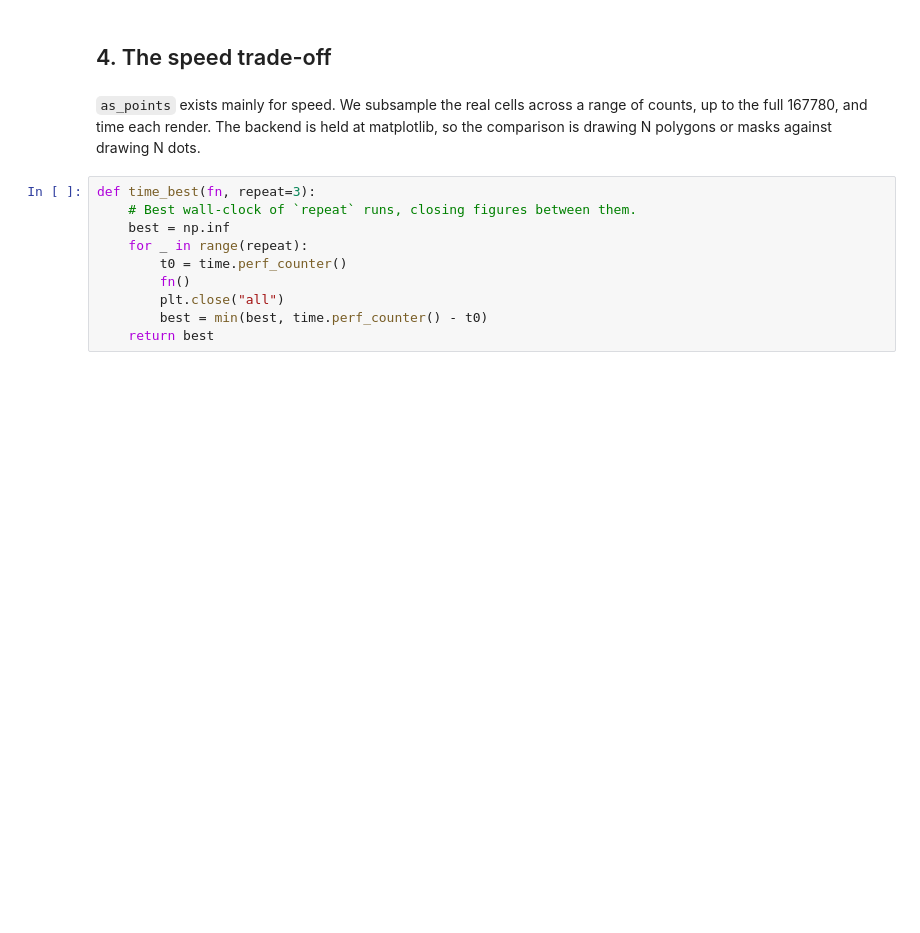
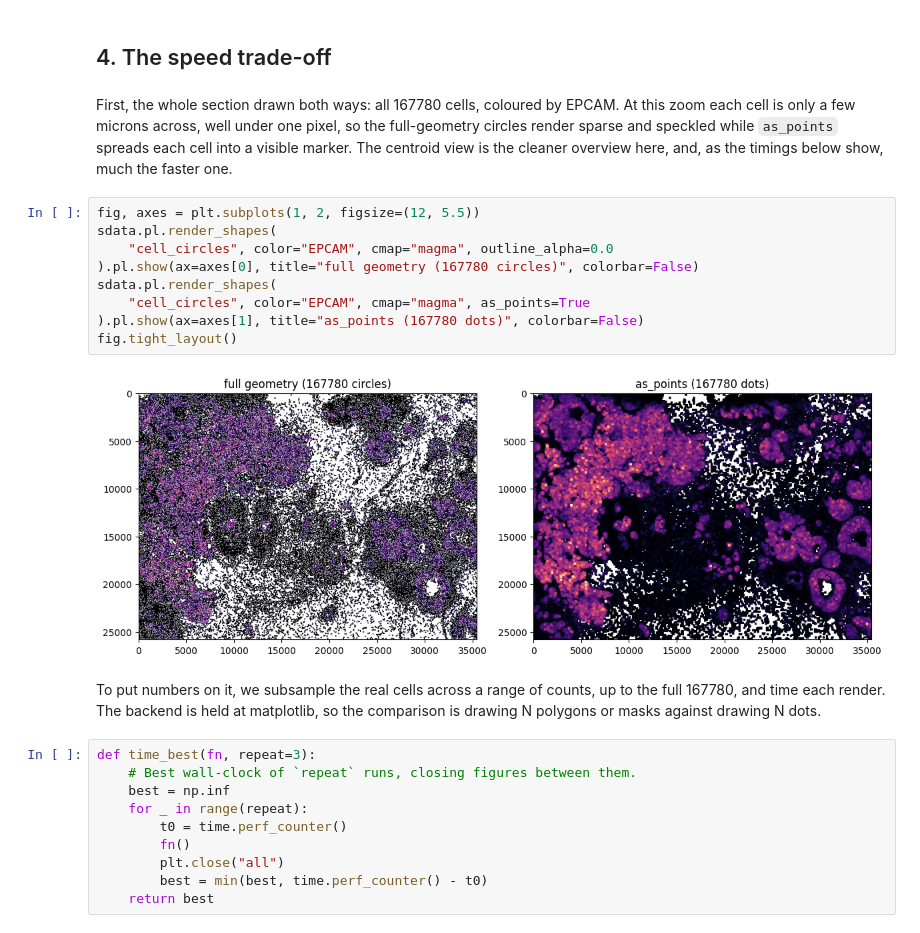
Before and after one commit to scverse/spatialdata-plot-tutorials, a Jupyter notebook: pr-15/_sources/notebooks/tutorials/as_points.ipynb, the cells around one changed output. Cells and saved outputs as stored; diff of their text form; blank space fills up the shorter version.

```diff
--- a/pr-15/_sources/notebooks/tutorials/as_points.ipynb
+++ b/pr-15/_sources/notebooks/tutorials/as_points.ipynb
@@ -180,11 +180,27 @@ fig.tight_layout()
 [figure]
 # %% [markdown]
 ## 4. The speed trade-off
+# %% [markdown]
+First, the whole section drawn both ways: all 167780 cells, coloured by EPCAM. At
+this zoom each cell is only a few microns across, well under one pixel, so the
+full-geometry circles render sparse and speckled while `as_points` spreads each
+cell into a visible marker. The centroid view is the cleaner overview here, and,
+as the timings below show, much the faster one.
+# %%
+fig, axes = plt.subplots(1, 2, figsize=(12, 5.5))
+sdata.pl.render_shapes(
+    "cell_circles", color="EPCAM", cmap="magma", outline_alpha=0.0
+).pl.show(ax=axes[0], title="full geometry (167780 circles)", colorbar=False)
+sdata.pl.render_shapes(
+    "cell_circles", color="EPCAM", cmap="magma", as_points=True
+).pl.show(ax=axes[1], title="as_points (167780 dots)", colorbar=False)
+fig.tight_layout()
+# %% [output]
+[figure, added]
 # %% [markdown]
-`as_points` exists mainly for speed. We subsample the real cells across a range
-of counts, up to the full 167780, and time each render. The backend is held at
-matplotlib, so the comparison is drawing N polygons or masks against drawing N
-dots.
+To put numbers on it, we subsample the real cells across a range of counts, up to
+the full 167780, and time each render. The backend is held at matplotlib, so the
+comparison is drawing N polygons or masks against drawing N dots.
 # %%
 def time_best(fn, repeat=3):
     # Best wall-clock of `repeat` runs, closing figures between them.
```
Also changed, not shown: parts of 3 cells of this notebook, 4 other files.
